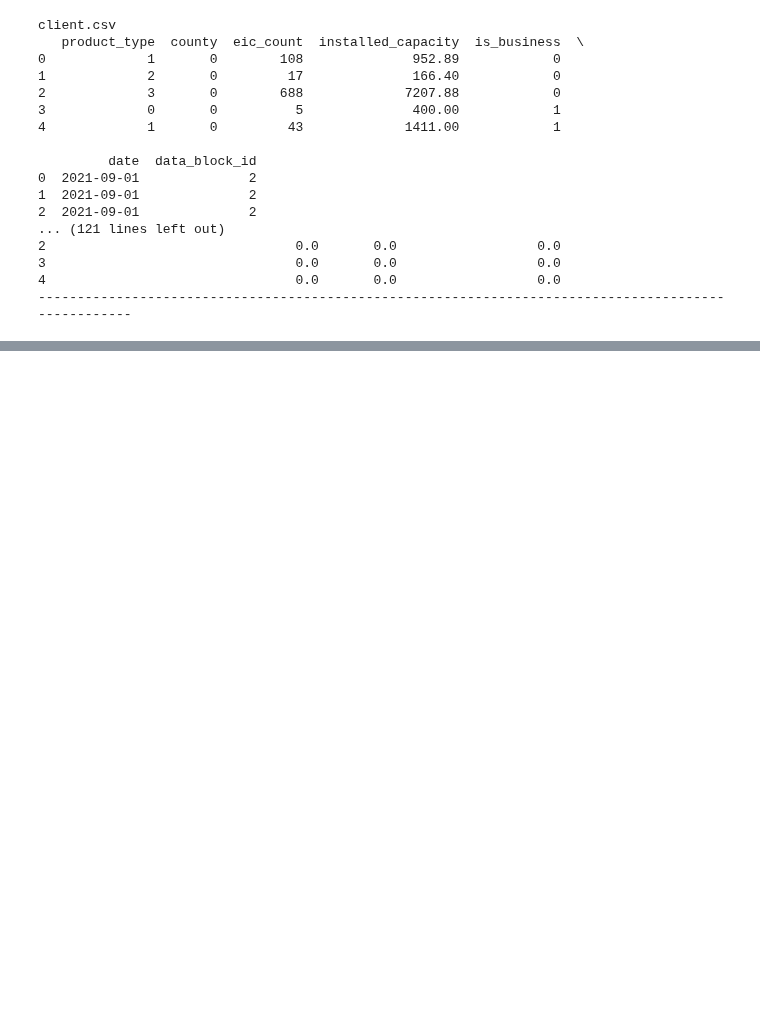
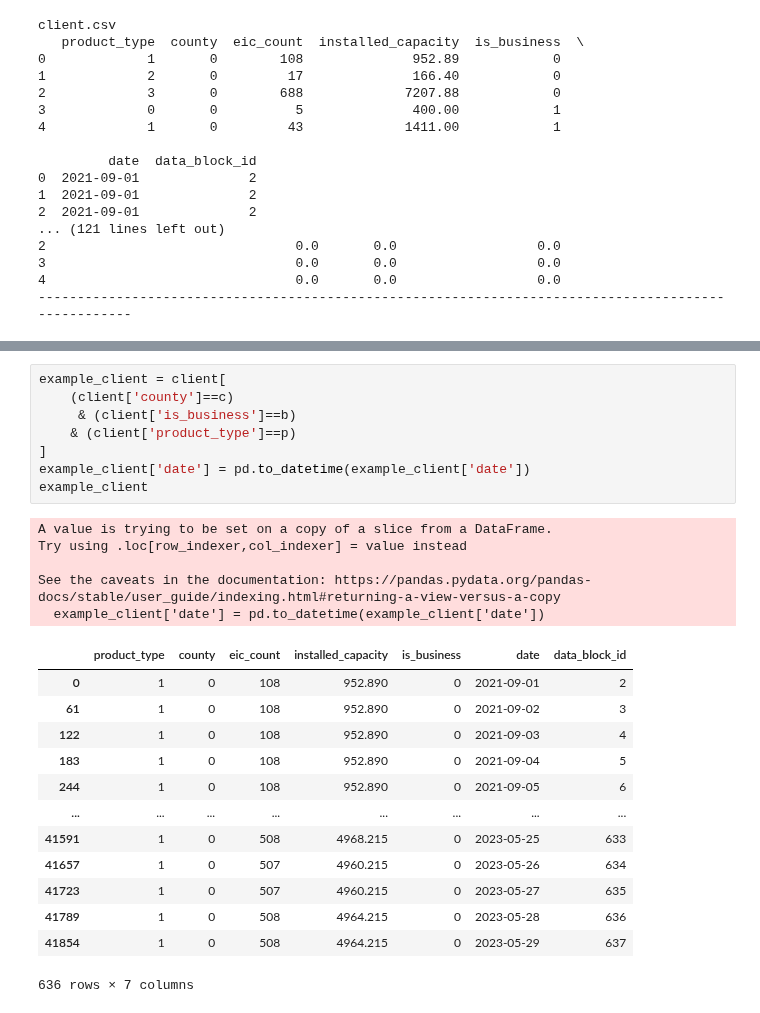
Before and after one commit to steimel60/Kaggle-Enefit, a Jupyter notebook: enefit-energy-predictor.ipynb, the cells around one changed output, grey strips where cells are left out. Cells and saved outputs as stored; diff of their text form; blank space fills up the shorter version.

```diff
--- a/enefit-energy-predictor.ipynb
+++ b/enefit-energy-predictor.ipynb
@@ -126,0 +137,27 @@ example[example['prediction_unit_id']==0]
+# %%
+example_client = client[
+    (client['county']==c)
+     & (client['is_business']==b)
+    & (client['product_type']==p)
+]
+example_client['date'] = pd.to_datetime(example_client['date'])
+example_client
+# %% [output]
+A value is trying to be set on a copy of a slice from a DataFrame.
+Try using .loc[row_indexer,col_indexer] = value instead
+
+See the caveats in the documentation: https://pandas.pydata.org/pandas-docs/stable/user_guide/indexing.html#returning-a-view-versus-a-copy
+  example_client['date'] = pd.to_datetime(example_client['date'])
+|  | product_type | county | eic_count | installed_capacity | is_business | date | data_block_id |
+| 0 | 1 | 0 | 108 | 952.890 | 0 | 2021-09-01 | 2 |
+| 61 | 1 | 0 | 108 | 952.890 | 0 | 2021-09-02 | 3 |
+| 122 | 1 | 0 | 108 | 952.890 | 0 | 2021-09-03 | 4 |
+| 183 | 1 | 0 | 108 | 952.890 | 0 | 2021-09-04 | 5 |
+| 244 | 1 | 0 | 108 | 952.890 | 0 | 2021-09-05 | 6 |
+| ... | ... | ... | ... | ... | ... | ... | ... |
+| 41591 | 1 | 0 | 508 | 4968.215 | 0 | 2023-05-25 | 633 |
+| 41657 | 1 | 0 | 507 | 4960.215 | 0 | 2023-05-26 | 634 |
+| 41723 | 1 | 0 | 507 | 4960.215 | 0 | 2023-05-27 | 635 |
+| 41789 | 1 | 0 | 508 | 4964.215 | 0 | 2023-05-28 | 636 |
+| 41854 | 1 | 0 | 508 | 4964.215 | 0 | 2023-05-29 | 637 |
+636 rows × 7 columns
```
Also changed, not shown: parts of 10 cells of this notebook.
